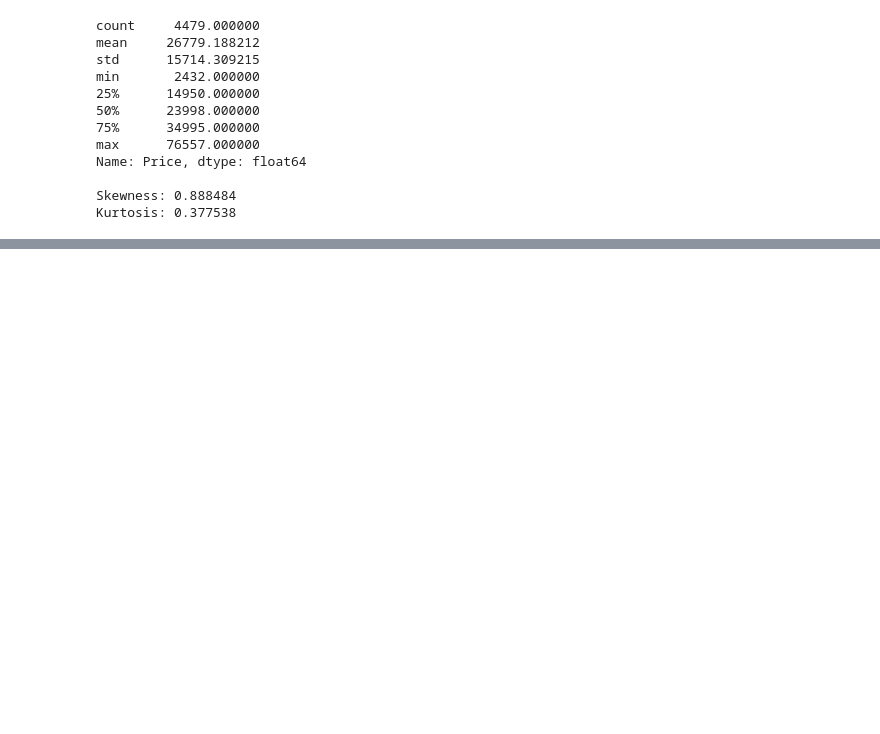
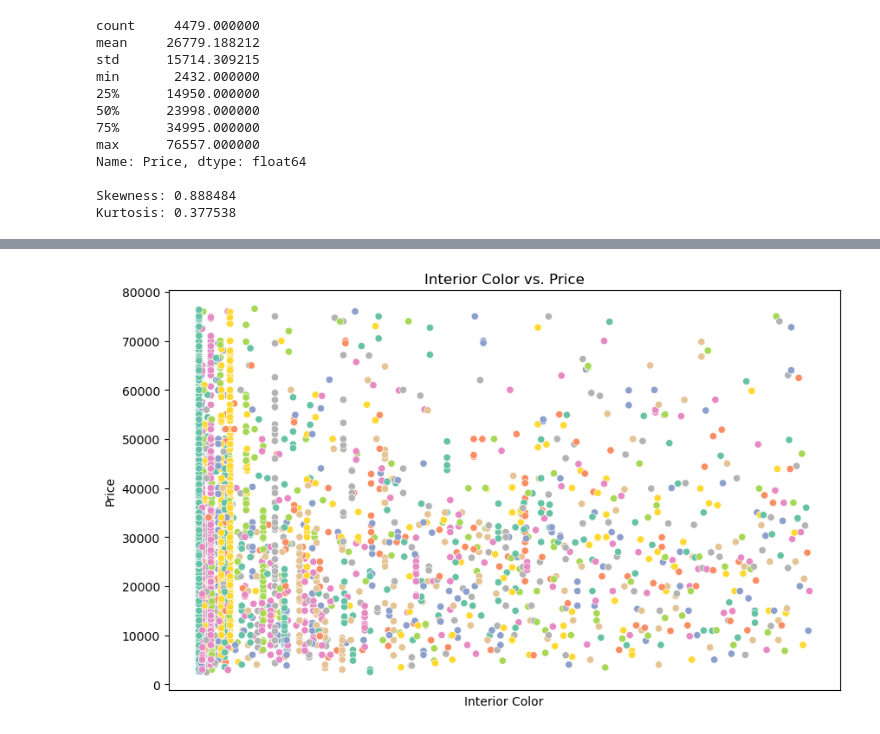
Before and after one commit to kish191919/Predict_Used_Car_Price_by_Python, a Jupyter notebook: Used_Car.ipynb, the cells around one changed output, grey strips where cells are left out. Saved outputs shown, nothing was run; the diff lists cells and outputs as text; code cells hidden in the pictures; blank space fills up the shorter version.

```diff
--- a/Used_Car.ipynb
+++ b/Used_Car.ipynb
@@ -677,0 +465,12 @@ ValueError: feature_names must be string, and may not contain [, ] or <
+# %%
+# Draw a scatterplot
+plt.figure(figsize=(10, 6))
+sns.scatterplot(x='Interior Color', y='Price', hue='Interior Color', data=train, palette='Set2')
+plt.legend().remove()
+plt.title('Interior Color vs. Price')
+plt.xlabel('Interior Color')
+plt.ylabel('Price')
+plt.xticks([])
+plt.show()
+# %% [output]
+[figure, added]
```
Also changed, not shown: parts of 126 cells of this notebook, 2 other files.
